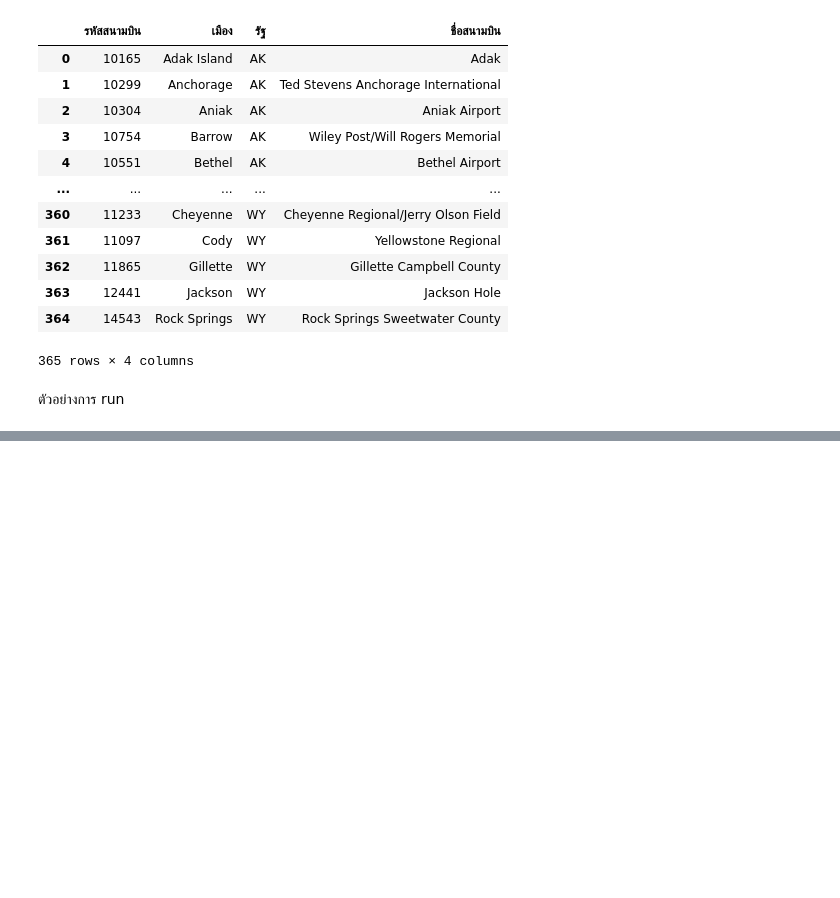
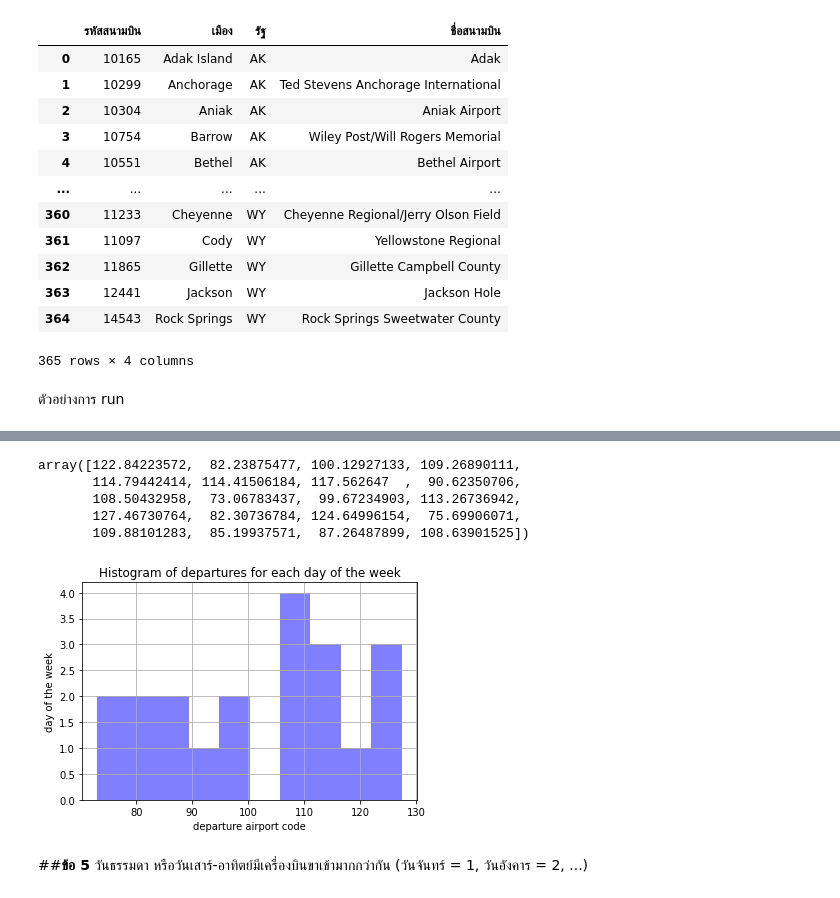
Before and after one commit to 623020514-5/DWDM21, a Jupyter notebook: MiniExam.ipynb, the cells around one changed output, grey strips where cells are left out. Drawn from its saved outputs; the diff is of its cells as text; code cells hidden in the pictures; blank space fills up the shorter version.

```diff
--- a/MiniExam.ipynb
+++ b/MiniExam.ipynb
@@ -70,0 +255,28 @@ gen_exams('62123456-9')
+# %%
+mu, sigma = 100, 15
+x = mu + sigma * np.random.randn(20)
+x
+# %% [output]
+array([122.84223572,  82.23875477, 100.12927133, 109.26890111,
+       114.79442414, 114.41506184, 117.562647  ,  90.62350706,
+       108.50432958,  73.06783437,  99.67234903, 113.26736942,
+       127.46730764,  82.30736784, 124.64996154,  75.69906071,
+       109.88101283,  85.19937571,  87.26487899, 108.63901525])
+# %%
+# Fixing random state for reproducibility
+np.random.seed() #ไม่ระบุจุดเริ่มต้นในการแรนด้อม
+
+# the histogram of the data
+n, bins, patches = plt.hist(x, 10, facecolor='b', alpha=0.5)
+
+
+plt.xlabel('departure airport code') #ตั้งชื่อแกน x
+plt.ylabel('day of the week') #ตั้งชื่อแกน x
+plt.title('Histogram of departures for each day of the week')#ตั้งชื่อgraph
+
+plt.grid(True)
+plt.show()
+# %% [output]
+[figure, added]
+# %% [markdown]
+##**ข้อ 5** วันธรรมดา หรือวันเสาร์-อาทิตย์มีเครื่องบินขาเข้ามากกว่ากัน (วันจันทร์ = 1, วันอังคาร = 2, ...)
```
Also changed, not shown: parts of 45 cells of this notebook.
